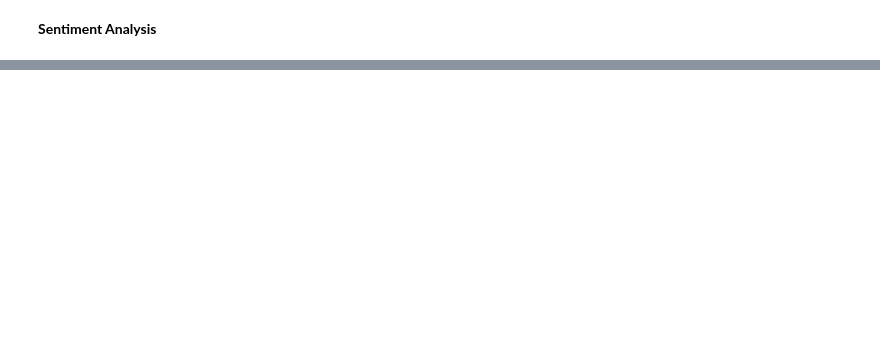
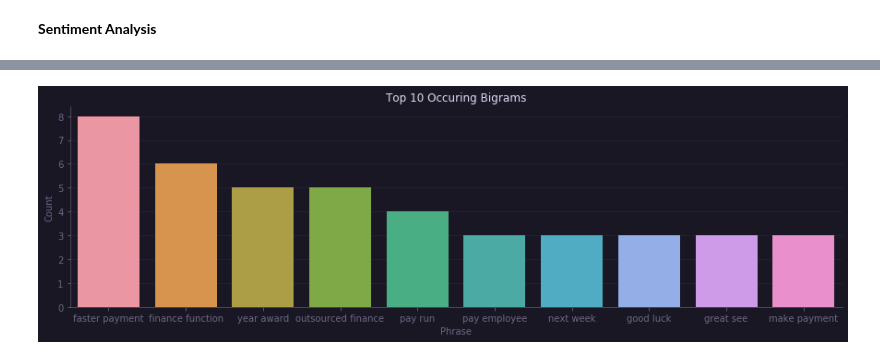
Before and after one commit to amara/sentiment-analysis, a Jupyter notebook: SA_Tool.ipynb, the cells around one changed output, grey strips where cells are left out. Drawn from its saved outputs; the diff is of its cells as text; code cells hidden in the pictures; blank space fills up the shorter version.

```diff
--- a/SA_Tool.ipynb
+++ b/SA_Tool.ipynb
@@ -141,0 +227,23 @@ y = df['Sentiment'].values
+# %%
+#tokenization
+from nltk.util import ngrams
+import functools
+
+tokenized_tweet = df['Processed_Tweets'].apply(lambda x: list(ngrams(x.split(), 2)))
+
+l = functools.reduce(lambda x, y: list(x)+list(y), zip(tokenized_tweet))
+
+flatten = [item for sublist in l for item in sublist]
+counts = collections.Counter(flatten).most_common()
+df2 = pd.DataFrame.from_records(counts, columns=['Phrase', 'Count'])
+df2['Phrase']= df2['Phrase'].apply(lambda x: ' '.join([w for w in x]))
+
+with plt.style.context("rose-pine.mplstyle"):
+    df2 = df2.nlargest(columns="Count", n = 10)
+    plt.figure(figsize=(15,4))
+    ax = sns.barplot(data=df2, x= "Phrase", y = "Count")
+    ax.set(ylabel = 'Count')
+    plt.title('Top 10 Occuring Bigrams')
+    plt.show()
+# %% [output]
+[figure, added]
```
Also changed, not shown: parts of 9 cells of this notebook, 4 other files.
